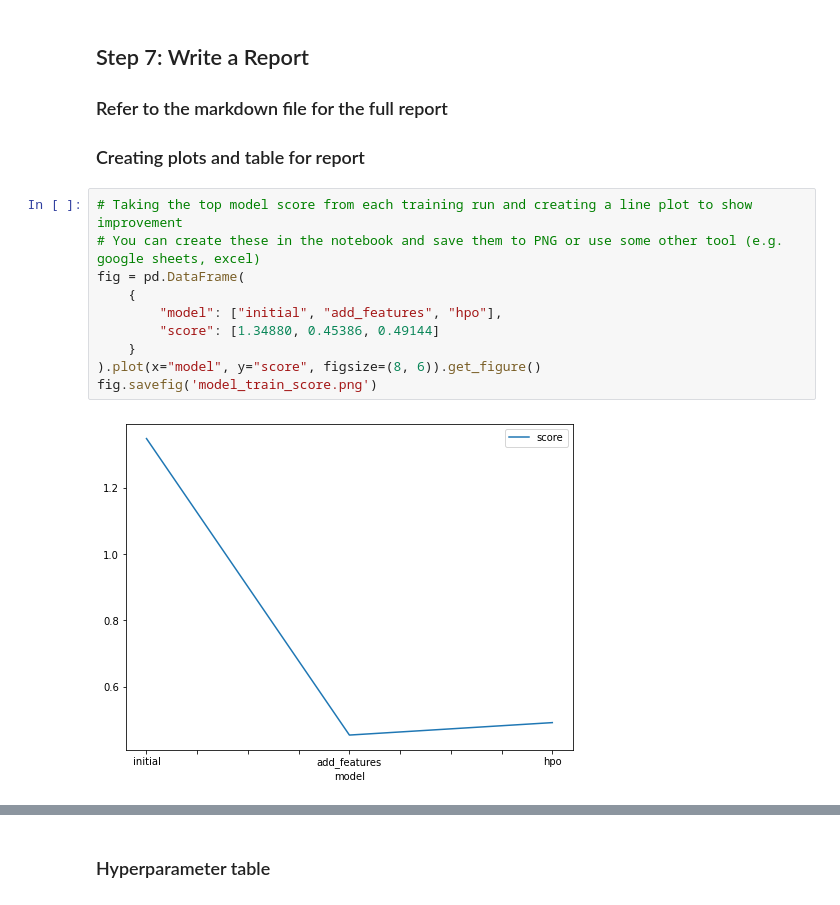
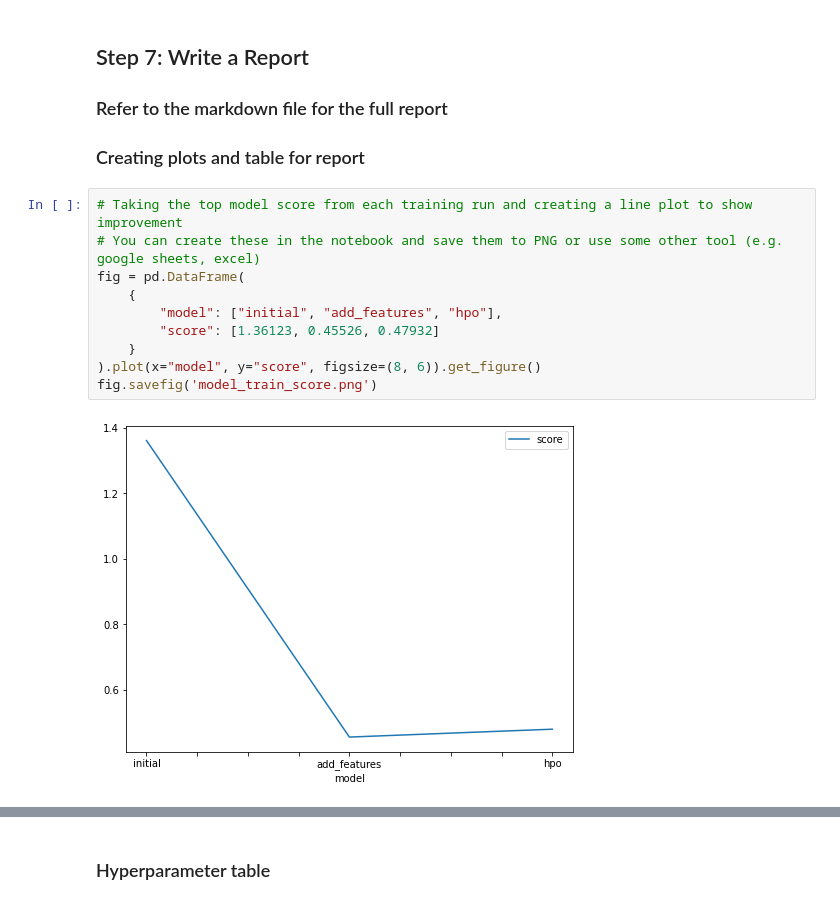
Before and after one commit to alathiya/Bike-Sharing-Pattern, a Jupyter notebook: project_template.ipynb, the cells around one changed output, grey strips where cells are left out. Drawn from its saved outputs; the diff is of its cells as text.

```diff
--- a/project_template.ipynb
+++ b/project_template.ipynb
@@ -839,15 +827,15 @@ submission.csv               2021-07-19 19:16:51  first raw submission
 # %%
 # Taking the top model score from each training run and creating a line plot to show improvement
 # You can create these in the notebook and save them to PNG or use some other tool (e.g. google sheets, excel)
 fig = pd.DataFrame(
     {
         "model": ["initial", "add_features", "hpo"],
-        "score": [1.34880, 0.45386, 0.49144]
+        "score": [1.36123, 0.45526, 0.47932]
     }
 ).plot(x="model", y="score", figsize=(8, 6)).get_figure()
 fig.savefig('model_train_score.png')
 # %% [output]
-[figure, old version]
+[figure, new version]
 # %%
 # Take the 3 kaggle scores and creating a line plot to show improvement
 fig = pd.DataFrame(
```
Also changed, not shown: parts of 24 cells of this notebook.
